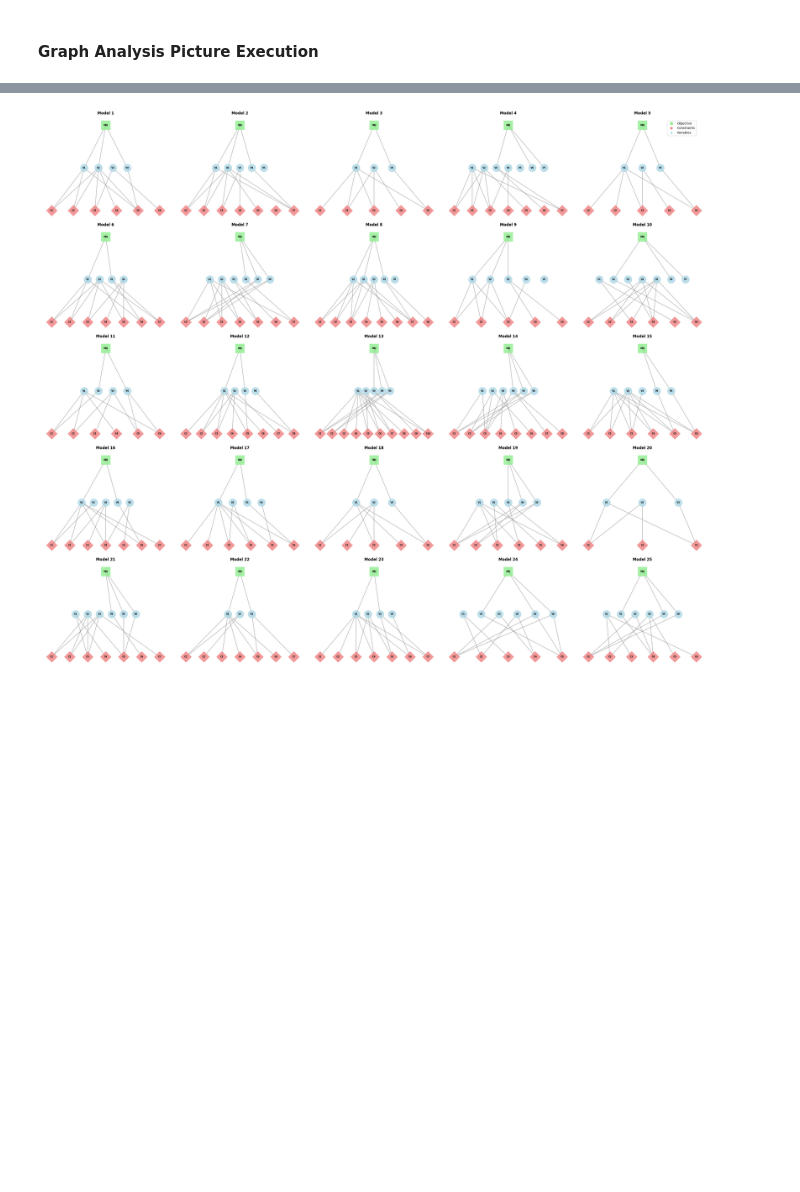
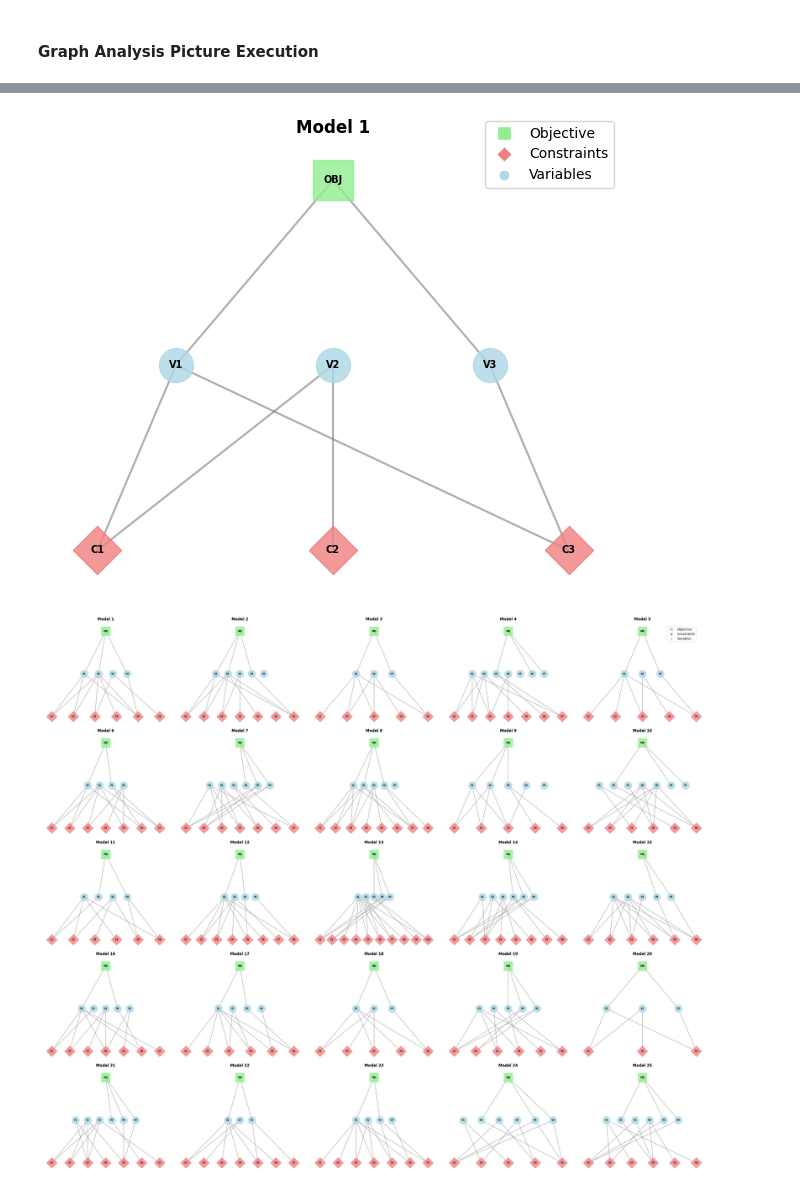
Before and after one commit to joernmht/raiLPminerExperimentation, a Jupyter notebook: raiLPminer_submitted.ipynb, the cells around one changed output, grey strips where cells are left out. Cells and saved outputs as stored; diff of their text form; code cells hidden in the pictures; blank space fills up the shorter version.

```diff
--- a/raiLPminer_submitted.ipynb
+++ b/raiLPminer_submitted.ipynb
@@ -3195,3 +3240,7 @@ df_processed=analyze_lp_models(df, graph_column='graph')
+# %%
+visualize_multiple_models_tree(df_processed.loc[[19]], max_models=1)
+# %% [output]
+[figure, added]
 # %%
 # Number-based visualizer
 visualize_multiple_models_tree(df_processed, max_models=25)
```
Also changed, not shown: parts of 9 cells of this notebook, 3 other files.
